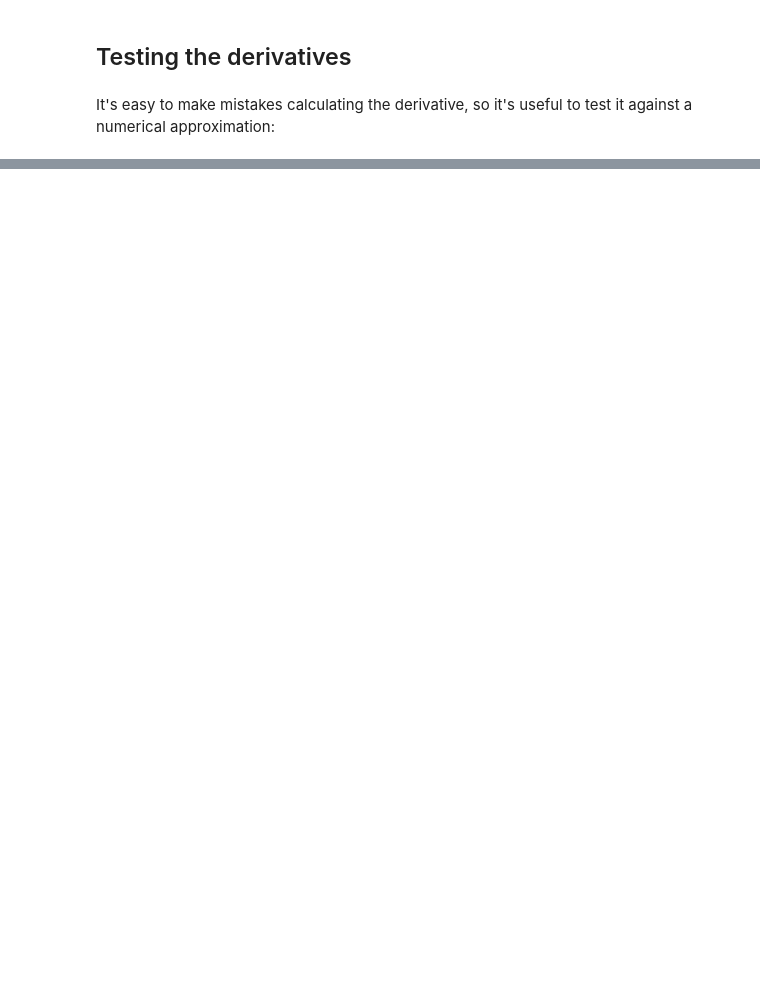
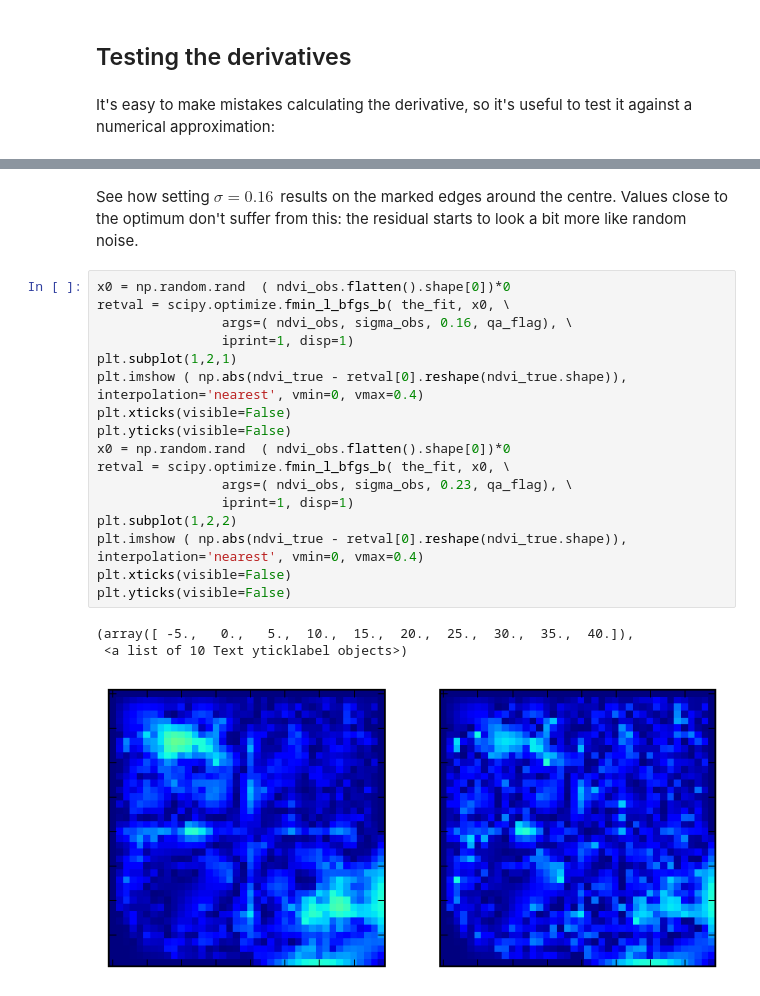
Before and after one commit to maxchernet/toy_eoldas, a Jupyter notebook: SpatialSmoothing.ipynb, the cells around one changed output, grey strips where cells are left out. Drawn from its saved outputs; the diff is of its cells as text; blank space fills up the shorter version.

```diff
--- a/SpatialSmoothing.ipynb
+++ b/SpatialSmoothing.ipynb
@@ -223,0 +251,23 @@ plt.figure();plt.plot(np.logspace(-2,0,20), fito.values(), 'o-')
+# %% [markdown]
+See how setting $\sigma=0.16\,$ results on the marked edges around the centre. Values close to the optimum don't suffer from this: the residual starts to look a bit more like random noise.
+# %%
+x0 = np.random.rand  ( ndvi_obs.flatten().shape[0])*0
+retval = scipy.optimize.fmin_l_bfgs_b( the_fit, x0, \
+                args=( ndvi_obs, sigma_obs, 0.16, qa_flag), \
+                iprint=1, disp=1)
+plt.subplot(1,2,1)
+plt.imshow ( np.abs(ndvi_true - retval[0].reshape(ndvi_true.shape)), interpolation='nearest', vmin=0, vmax=0.4)
+plt.xticks(visible=False)
+plt.yticks(visible=False)
+x0 = np.random.rand  ( ndvi_obs.flatten().shape[0])*0
+retval = scipy.optimize.fmin_l_bfgs_b( the_fit, x0, \
+                args=( ndvi_obs, sigma_obs, 0.23, qa_flag), \
+                iprint=1, disp=1)
+plt.subplot(1,2,2)
+plt.imshow ( np.abs(ndvi_true - retval[0].reshape(ndvi_true.shape)), interpolation='nearest', vmin=0, vmax=0.4)
+plt.xticks(visible=False)
+plt.yticks(visible=False)
+# %% [output]
+(array([ -5.,   0.,   5.,  10.,  15.,  20.,  25.,  30.,  35.,  40.]),
+ <a list of 10 Text yticklabel objects>)
+[figure, added]
```
Also changed, not shown: parts of 9 cells of this notebook.
